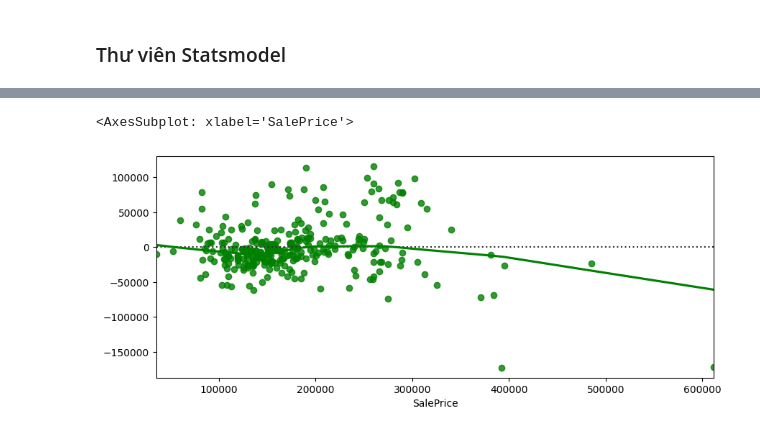
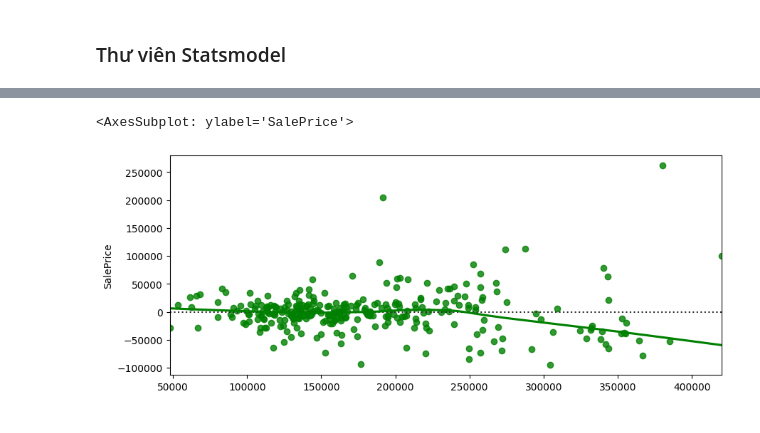
Before and after one commit to codedaoneu/securities_loader, a Jupyter notebook: visualize/Hồi quy đa biến.ipynb, the cells around one changed output, grey strips where cells are left out. Cells and saved outputs as stored; diff of their text form; code cells hidden in the pictures.

```diff
--- a/visualize/Hồi quy đa biến.ipynb
+++ b/visualize/Hồi quy đa biến.ipynb
@@ -246,7 +321,9 @@ Y_pred = res.predict(X_test)
 # %%
+# Biểu đồ phân bố của phần dư
+
 fig = plt.figure(figsize=(10, 4))
 
-sns.residplot(x=Y_test, y=Y_pred, lowess=True, color="g")
+sns.residplot(x=Y_pred, y=Y_test, lowess=True, color="g")
 # %% [output]
-<AxesSubplot: xlabel='SalePrice'>
+<AxesSubplot: ylabel='SalePrice'>
-[figure, old version]
+[figure, new version]
```
Also changed, not shown: parts of 7 cells of this notebook.
